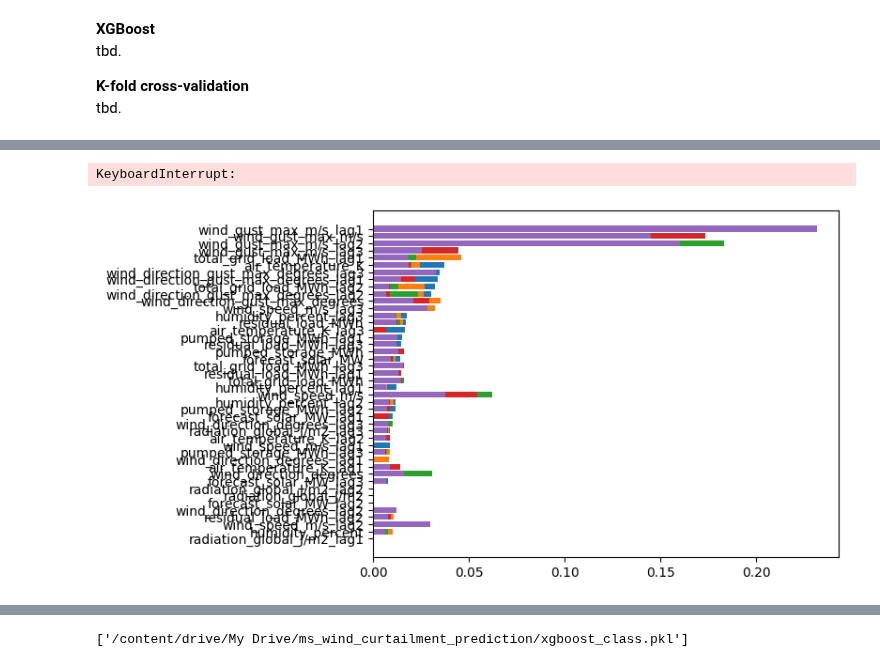
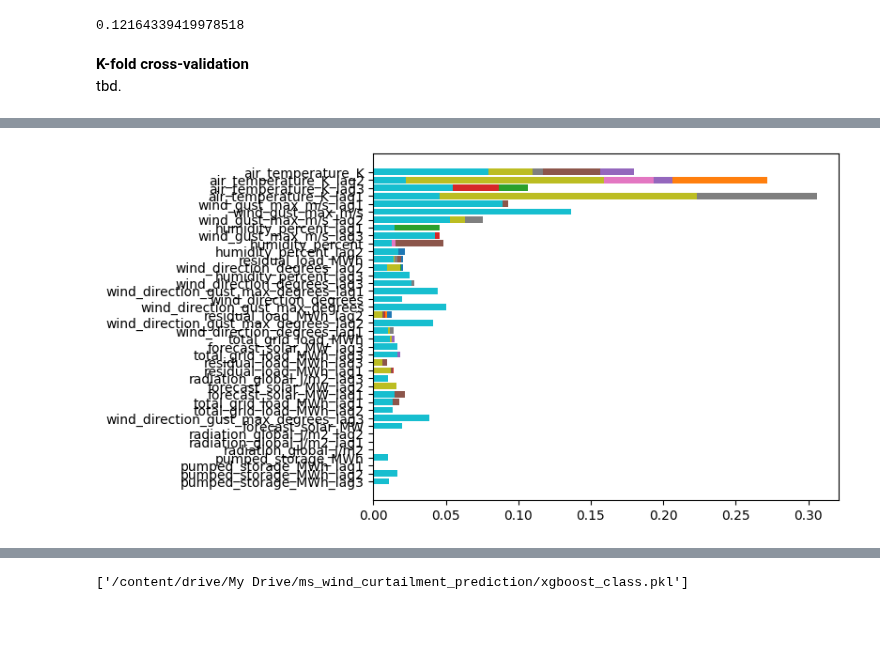
Before and after one commit to mgondeck/wind_curtailment_prediction, a Jupyter notebook: xgboost_binary_classification.ipynb, the cells around one changed output, grey strips where cells are left out. Drawn from its saved outputs; the diff is of its cells as text; code cells hidden in the pictures; blank space fills up the shorter version.

Commit message:
train model on full dataset

```diff
--- a/xgboost_binary_classification.ipynb
+++ b/xgboost_binary_classification.ipynb
@@ -29,12 +29,12 @@ Mounted at /content/drive
 # load lagged dataset
 df = pd.read_csv('/content/drive/My Drive/ms_wind_curtailment_prediction/lagged_curtailment_target_features.csv', sep = ';', index_col=0)
 # %%
-#df.drop(['wind_speed_m/s', 'wind_speed_m/s_lag1', 'wind_speed_m/s_lag2', 'wind_speed_m/s_lag3'], inplace=True, axis=1)
+df.drop(['wind_speed_m/s', 'wind_speed_m/s_lag1', 'wind_speed_m/s_lag2', 'wind_speed_m/s_lag3'], inplace = True, axis=1)
 # %%
 # get desired df size
-start_date = '2021-01-01'
-end_date = '2023-12-31'
-df = df.loc[start_date:end_date]
+start_date = '2021-07-01'
+end_date = '2023-11-30'
+df_cv = df.loc[start_date:end_date]
 # %%
 # impute, scale pipeline and smote (for class imbalance)
 preprocessor = Pipeline([
@@ -44,10 +44,13 @@ preprocessor = Pipeline([
 smote = SMOTE(random_state=13)
 
 # define features X and target y
-X = df.drop(['redispatch', 'level'], axis = 1)
-y = df['redispatch']
+X = df_cv.drop(['redispatch', 'level'], axis = 1)
+y = df_cv['redispatch']
 # %%
-share_minority = y.value_counts().get(1, 0)/len(y) # around 8%
+share_minority = y.value_counts().get(1, 0)/len(y)
+print(share_minority)
+# %% [output]
+0.12164339419978518
 # %%
 # importance of the last redispatch status for the training data
 def last_redispatch(y_train, window_size=2): #2h in advance
@@ -65,20 +68,17 @@ def last_redispatch(y_train, window_size=2): #2h in advance
 
     return last_redispatch_importance
 # %% [markdown]
-**XGBoost**\
-tbd.
-
 **K-fold cross-validation**\
 tbd.
 # %%
 # create model instance
-xgboost_class = XGBClassifier(booster='gbtree', reg_alpha=5, reg_lambda=5, eval_metric='logloss',
-                              n_estimators=200, max_depth=1, learning_rate=0.1, objective='binary:logistic', random_state = 13)
+xgboost_class = XGBClassifier(booster='gbtree', reg_alpha=5, reg_lambda=5, eval_metric='logloss', scale_pos_weight=2,
+                              n_estimators=300, max_depth=1, learning_rate=0.1, objective='binary:logistic', random_state = 13)
 
 # cross-validation
-n_splits = 300 #stopped at 10 valid folds
-test_size = 48 #(48 - 12h; 96 - 24h with 15 min intervalls)
-tscv = TimeSeriesSplit(n_splits=n_splits, test_size=test_size, gap)
+n_splits = 500 #stops at 10 valid folds
+test_size = 96 #(24 - 6h; 48 - 12h; 96 - 24h with 15 min intervalls)
+tscv = TimeSeriesSplit(n_splits=n_splits, test_size=test_size)
 
 precision_scores = []
 f1_scores = []
@@ -87,24 +87,17 @@ precision_train_scores = []
 f1_train_scores = []
 conf_train_matrices = []
 
+total_folds = 0
 valid_folds = 0
-total_folds = 0
 for train_index, test_index in tscv.split(X):
-    total_folds += 1  # Increment the total folds counter
+    total_folds += 1
     print(f"Fold {total_folds}")
 
     X_train, X_test = X.iloc[train_index], X.iloc[test_index]
     y_train, y_test = y.iloc[train_index], y.iloc[test_index]
 
-    X_train = X_train.copy()
-    X_test = X_test.copy()
-
-    # preprocess train data
-    X_train_scaled = preprocessor.fit_transform(X_train)
-    X_train_preprocessed, y_train_preprocessed = smote.fit_resample(X_train_scaled, y_train)
-
     # Check if stratification condition is met and fold is within the first 10
-    if abs(y_test.sum() / len(y_test) - share_minority) < 0.05 and valid_folds <= 10:
+    if abs(y_test.sum()/len(y_test) - share_minority) < 0.05:
       valid_folds += 1  # Increment the valid folds counter
       print(f"Training on valid fold {valid_folds}")
       '''
@@ -115,10 +108,14 @@ for train_index, test_index in tscv.split(X):
       X_train_preprocessed['last_redispatch_importance'] = last_redispatch_importance_train
       ####
       '''
+      # preprocess train data
+      X_train_scaled = preprocessor.fit_transform(X_train)
+      X_train_preprocessed, y_train_preprocessed = smote.fit_resample(X_train_scaled, y_train)
 
       # fit model
-      sample_weights = np.linspace(0, 2, len(y_train_preprocessed))  # linearly increasing weights
-      xgboost_class.fit(X_train_preprocessed, y_train_preprocessed, sample_weight=sample_weights)
+      #sample_weights = np.linspace(0, 2, len(y_train_preprocessed))  # linearly increasing weights
+      #sample_weights = np.where(y_train_preprocessed == 0, 1, 2)
+      xgboost_class.fit(X_train_preprocessed, y_train_preprocessed)#, sample_weight=sample_weights)
 
       # preprocess test data
       X_test_preprocessed = preprocessor.transform(X_test)
@@ -146,7 +143,7 @@ for train_index, test_index in tscv.split(X):
       '''
 
       # with threshold for prediction
-      threshold = 0.65
+      threshold = 0.75
       y_pred_proba = xgboost_class.predict_proba(X_test_preprocessed)[:, 1]
       y_pred = (y_pred_proba >= threshold).astype(int)
       y_train_proba = xgboost_class.predict_proba(X_train_preprocessed)[:, 1]
@@ -163,14 +160,28 @@ for train_index, test_index in tscv.split(X):
       sorted_idx = xgboost_class.feature_importances_.argsort()
       plt.barh(X_test.columns[sorted_idx], xgboost_class.feature_importances_[sorted_idx])
 
-# print evaluation results
+      if valid_folds == 10:
+        break
+
+# print evaluation
 print("Average Scores:")
 print("Precision:", np.array(precision_scores).mean())
 print("F1-Scores:", np.array(f1_scores).mean())
-print("Confusion Matrix:", sum(conf_matrices)/len(conf_matrices))
+average_conf_matrix = np.round(sum(conf_matrices) / len(conf_matrices)).astype(int)
+print("Average Confusion Matrix:")
+print(f"{'True Negative':<20} {'False Positive':<20}")
+print(f"{average_conf_matrix[0][0]:<20} {average_conf_matrix[0][1]:<20}")
+print(f"{'False Negative':<20} {'True Positive':<20}")
+print(f"{average_conf_matrix[1][0]:<20} {average_conf_matrix[1][1]:<20}")
+
 print("Precision (Train):", np.array(precision_train_scores).mean())
 print("F1-Scores (Train):", np.array(f1_train_scores).mean())
-print("Confusion Matrix (Train):", sum(conf_train_matrices)/len(conf_train_matrices))
+average_conf_matrix_train = np.round(sum(conf_train_matrices) / len(conf_train_matrices)).astype(int)
+print("Average Confusion Matrix (Train):")
+print(f"{'True Negative':<20} {'False Positive':<20}")
+print(f"{average_conf_matrix_train[0][0]:<20} {average_conf_matrix_train[0][1]:<20}")
+print(f"{'False Negative':<20} {'True Positive':<20}")
+print(f"{average_conf_matrix_train[1][0]:<20} {average_conf_matrix_train[1][1]:<20}")
 # %% [output]
 Fold 1
 Fold 2
@@ -192,2 +203 @@ Fold 158
-KeyboardInterrupt:
-[figure, old version]
+[figure, new version]
```
Also changed, not shown: parts of 9 cells of this notebook.
